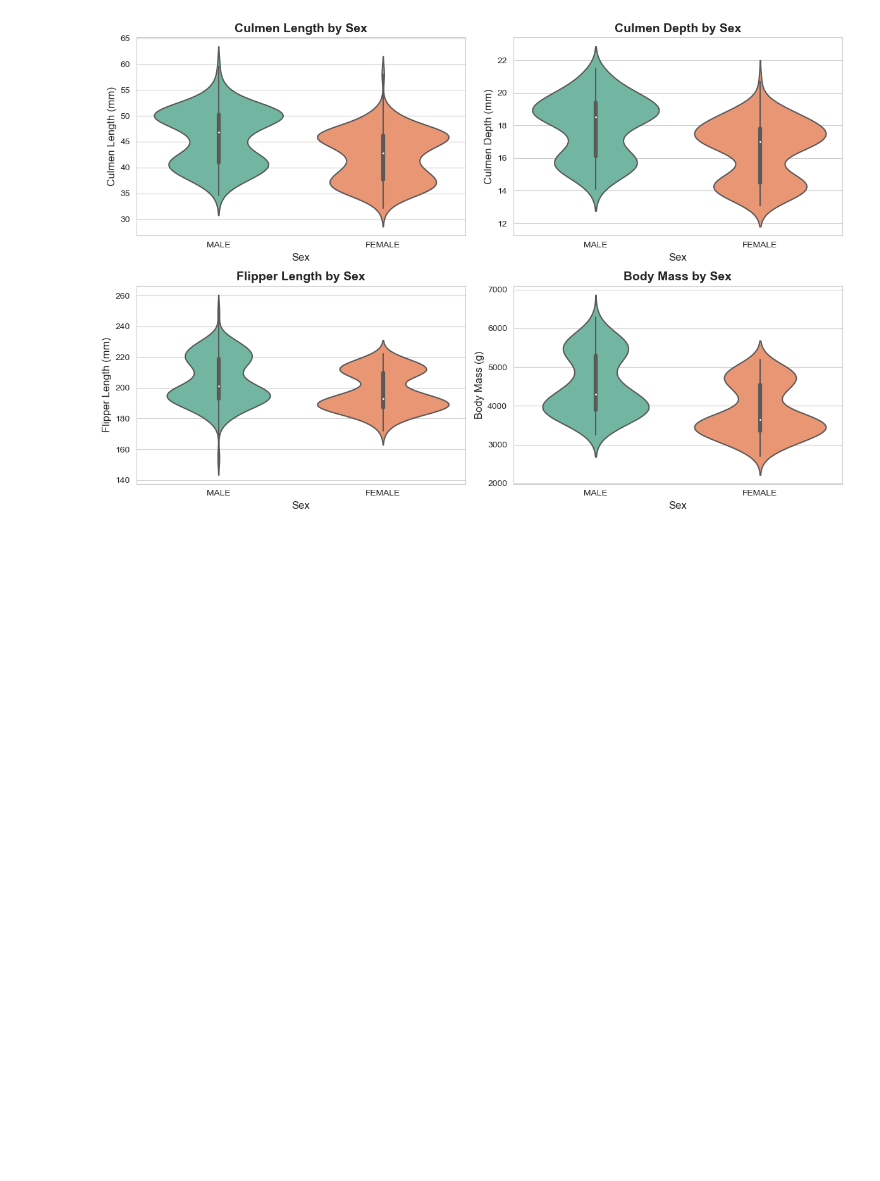
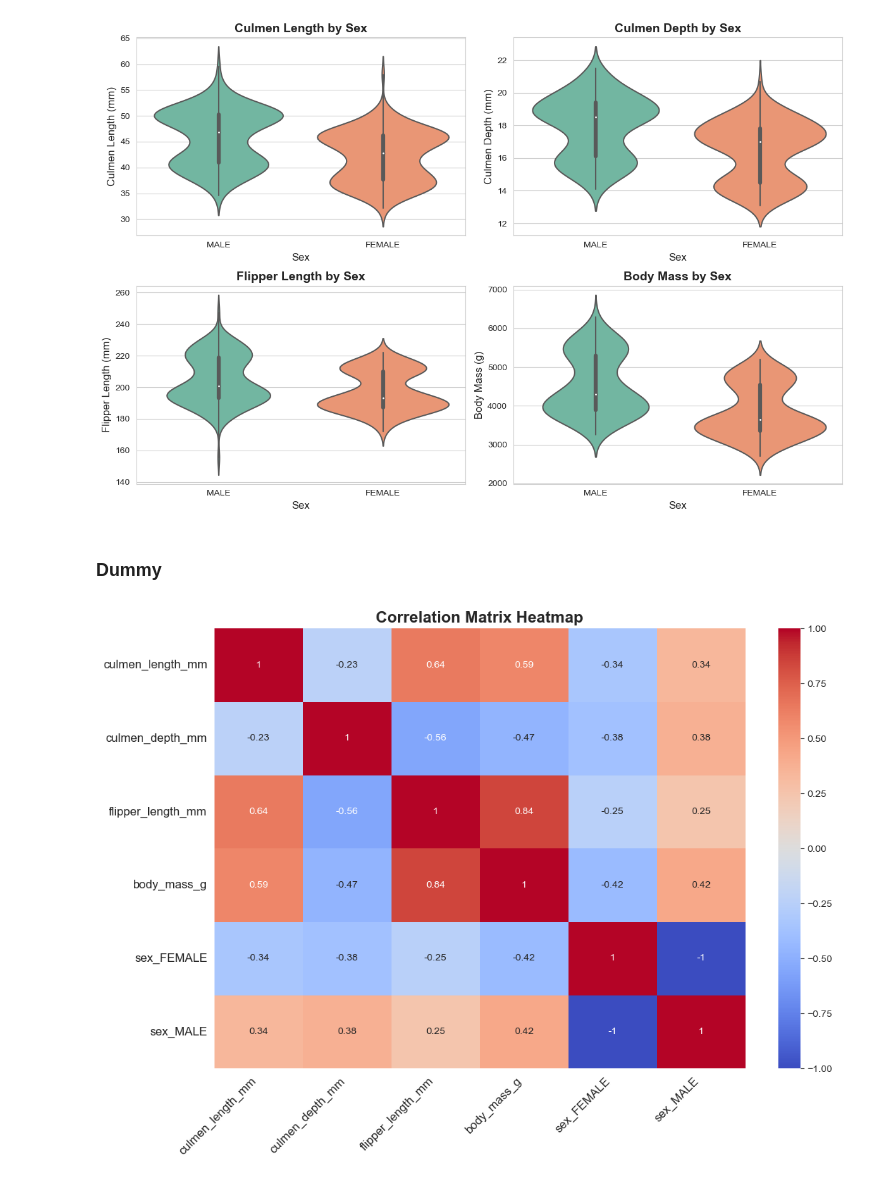
Before and after one commit to ayberkozcan/clustering-exercises, a Jupyter notebook: Analyzing Penguin Species/clustering_penguins.ipynb, the cells around one changed output. Saved outputs shown, nothing was run; the diff lists cells and outputs as text; code cells hidden in the pictures; blank space fills up the shorter version.

```diff
--- a/Analyzing Penguin Species/clustering_penguins.ipynb
+++ b/Analyzing Penguin Species/clustering_penguins.ipynb
@@ -174,3 +194,18 @@ plt.tight_layout()
 plt.show()
 # %% [output]
 [figure]
+# %% [markdown]
+### Dummy
+# %%
+df = pd.get_dummies(df, columns=["sex"])
+# %%
+corr_matrix = df.corr()
+
+plt.figure(figsize=(12, 8))
+sns.heatmap(corr_matrix, annot=True, cmap="coolwarm", cbar=True)
+plt.title("Correlation Matrix Heatmap", fontsize=16, fontweight="bold")
+plt.xticks(rotation=45, fontsize=12, ha="right")
+plt.yticks(rotation=0, fontsize=12)
+plt.show()
+# %% [output]
+[figure, added]
```
Also changed, not shown: parts of 20 cells of this notebook.
